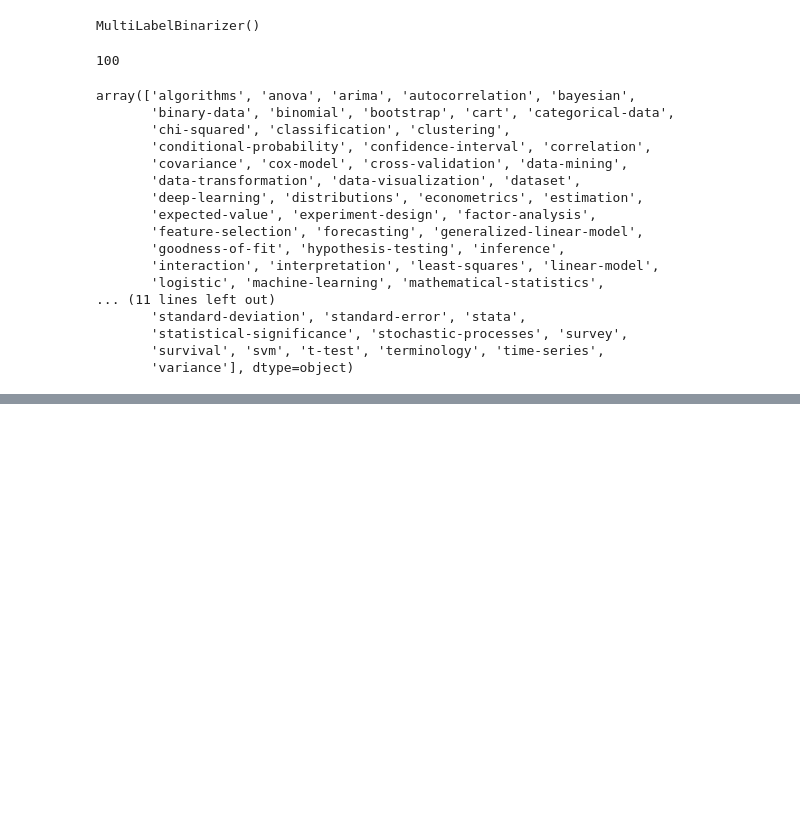
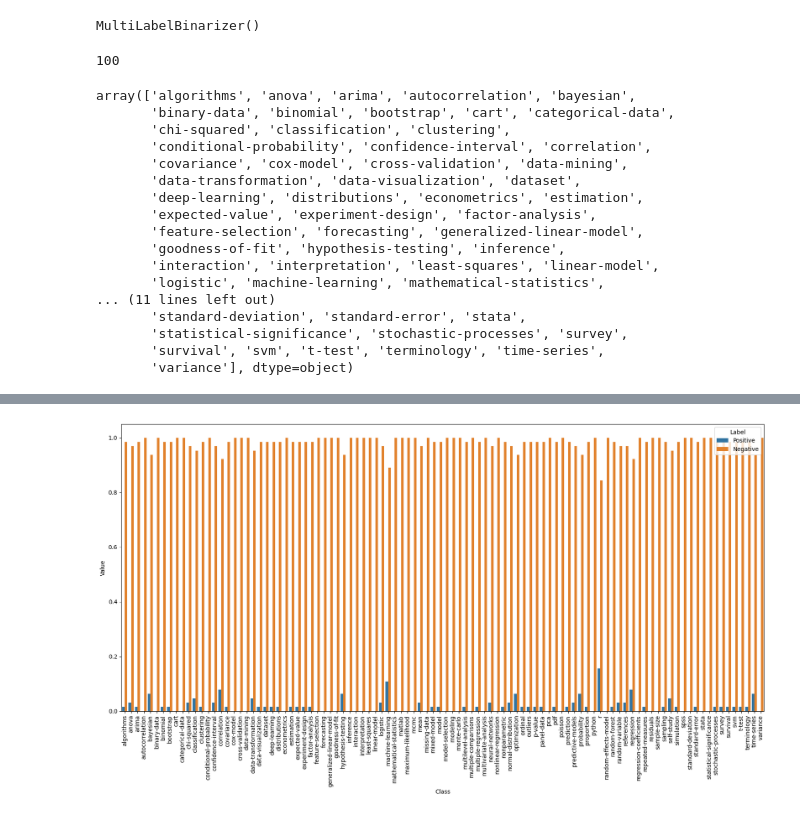
Before and after one commit to s-4-m-a-n/365-days-of-ML-challange, a Jupyter notebook: architecture implementations/Logistic Regression/MultiLabel Logistic Regression using Tensorflow core.ipynb, the cells around one changed output, grey strips where cells are left out. Drawn from its saved outputs; the diff is of its cells as text; code cells hidden in the pictures; blank space fills up the shorter version.

```diff
--- a/architecture implementations/Logistic Regression/MultiLabel Logistic Regression using Tensorflow core.ipynb
+++ b/architecture implementations/Logistic Regression/MultiLabel Logistic Regression using Tensorflow core.ipynb
@@ -816,0 +858,4 @@ prediction_to_label(y_pred)
+# %%
+def display_training_summary(loss, metrics, epoch, step):
+    if step % 10 == 0:
+        print(f"EPOCH: {epoch} STEP: {step} --- loss: {loss}---metrics: {metrics}")
@@ -816,0 +866,13 @@ prediction_to_label(y_pred)
+# %%
+NUM_EPOCHS = 100
+LEARNING_RATE = 0.1
+
+#  Training Loop
+for epoch in range(NUM_EPOCHS):
+    step = 0
+    for batch in train_dataset.batch(64, drop_remainder=True):
+        step += 1
+        x, y = batch
+        loss, metrics = train(model, x, y, LEARNING_RATE)
+    LOSS_HISTORY.append(loss)
+    display_training_summary(loss, metrics, epoch+1, step)
@@ -816,0 +1012,2 @@ prediction_to_label(y_pred)
+# %%
+pos_freq, neg_freq = compute_classes_freq(y)
@@ -816,0 +1035,9 @@ prediction_to_label(y_pred)
+# %%
+# Create a DataFrame for positive labels
+data_pos = pd.DataFrame({"Class": LABELS, "Label": "Positive", "Value": pos_freq})
+
+# Create a DataFrame for negative labels
+data_neg = pd.DataFrame({"Class": LABELS, "Label": "Negative", "Value": neg_freq})
+
+# Concatenate the two DataFrames vertically
+data = pd.concat([data_pos, data_neg], ignore_index=True)
@@ -816,0 +1053,7 @@ prediction_to_label(y_pred)
+# %%
+plt.figure(figsize=(20, 9))
+plt.xticks(rotation=90)
+sns.barplot(x="Class", y="Value", hue="Label", data=data)
+plt.show()
+# %% [output]
+[figure, added]
```
Also changed, not shown: parts of 168 cells of this notebook, 6 other files.
